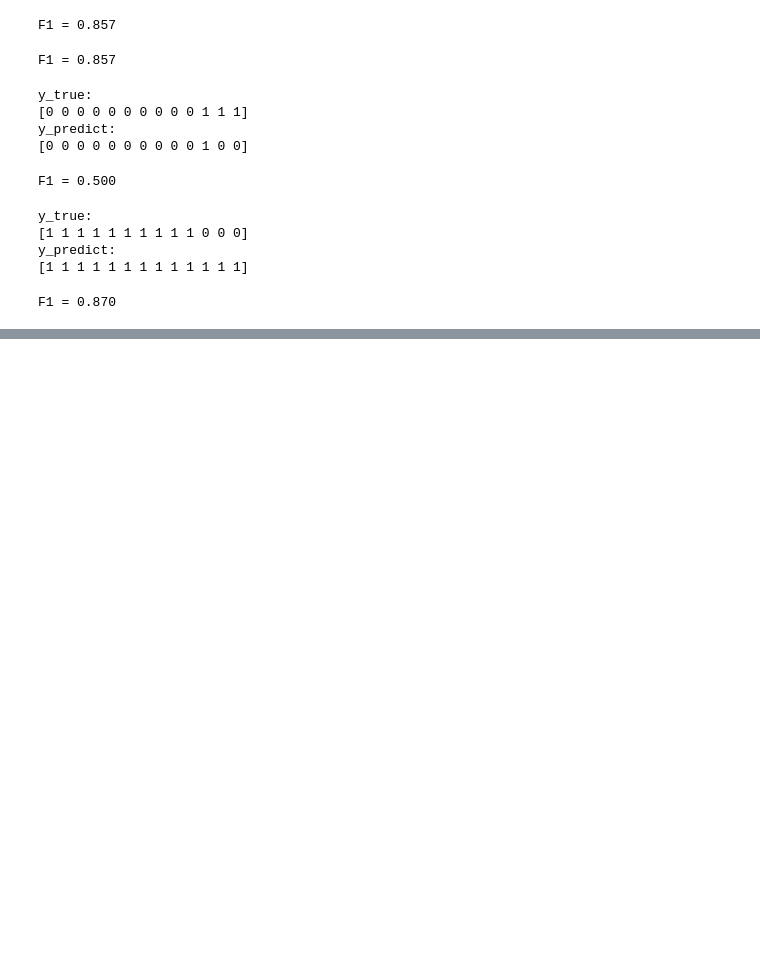
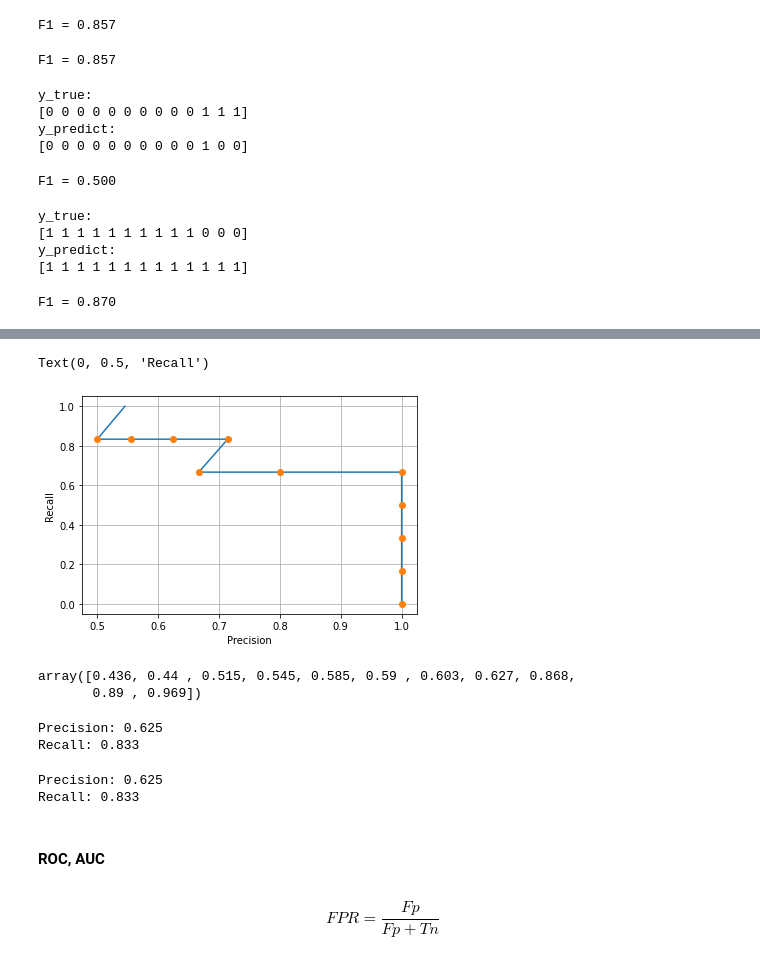
Before and after one commit to Alek-dr/TF-Understanding, a Jupyter notebook: Metrics.ipynb, the cells around one changed output, grey strips where cells are left out. Drawn from its saved outputs; the diff is of its cells as text; code cells hidden in the pictures; blank space fills up the shorter version.

Commit message:
feat: curves

```diff
--- a/Metrics.ipynb
+++ b/Metrics.ipynb
@@ -319,0 +324,14 @@ F1 = 0.870
+# %%
+y_true, _ = example_1()
+# %%
+def random_scores(y:np.ndarray) -> np.ndarray:
+    """Add random value to label to get score"""
+    scores = []
+    for lbl in y:
+        if lbl == 0:
+            lbl += np.random.uniform(0,0.65)
+        else:
+            lbl -= np.random.uniform(0,0.65)
+        scores.append(lbl)
+    scores = np.array(scores)
+    return scores
@@ -319,0 +346,18 @@ F1 = 0.870
+# %%
+scores = random_scores(y_true)
+# %%
+precision, recall, thrsh = precision_recall_curve(y_true, scores)
+# %%
+plt.plot(precision, recall)
+plt.plot(precision[1:],recall[1:],'o') # threshold points
+plt.grid(True)
+plt.xlabel("Precision")
+plt.ylabel("Recall")
+# %% [output]
+Text(0, 0.5, 'Recall')
+[figure, added]
+# %%
+thrsh
+# %% [output]
+array([0.436, 0.44 , 0.515, 0.545, 0.585, 0.59 , 0.603, 0.627, 0.868,
+       0.89 , 0.969])
@@ -319,0 +368,18 @@ F1 = 0.870
+# %%
+prec_ = precision_score(y_true, pred_t)
+rec_ = recall_score(y_true, pred_t)
+print(f"Precision: {prec_:.3f}")
+print(f"Recall: {rec_:.3f}")
+# %% [output]
+Precision: 0.625
+Recall: 0.833
+# %%
+print(f"Precision: {precision[i+1]:.3f}")
+print(f"Recall: {recall[i+1]:.3f}")
+# %% [output]
+Precision: 0.625
+Recall: 0.833
+# %% [markdown]
+####  ROC, AUC
+# %% [markdown]
+$$FPR = \frac{Fp}{Fp+Tn}$$
```
Also changed, not shown: parts of 11 cells of this notebook.
